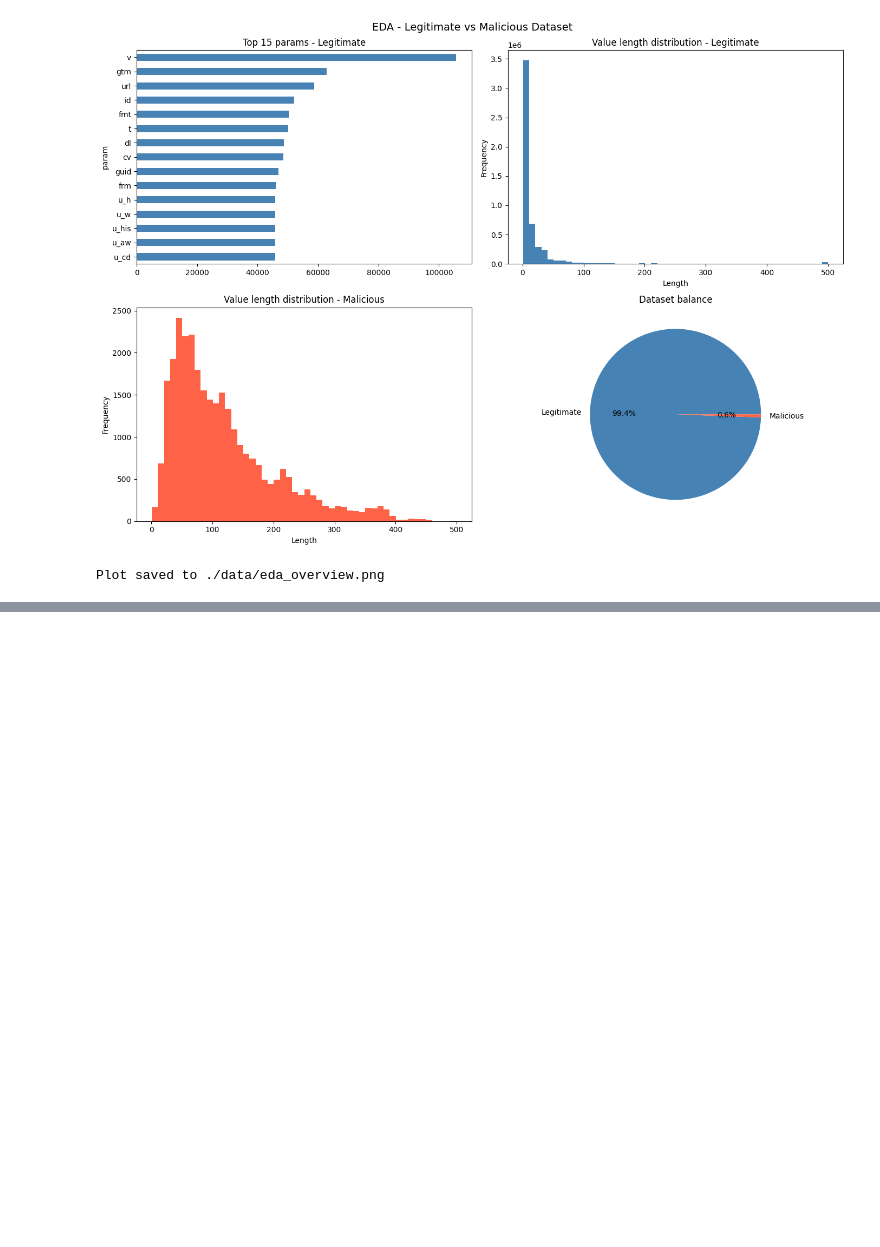
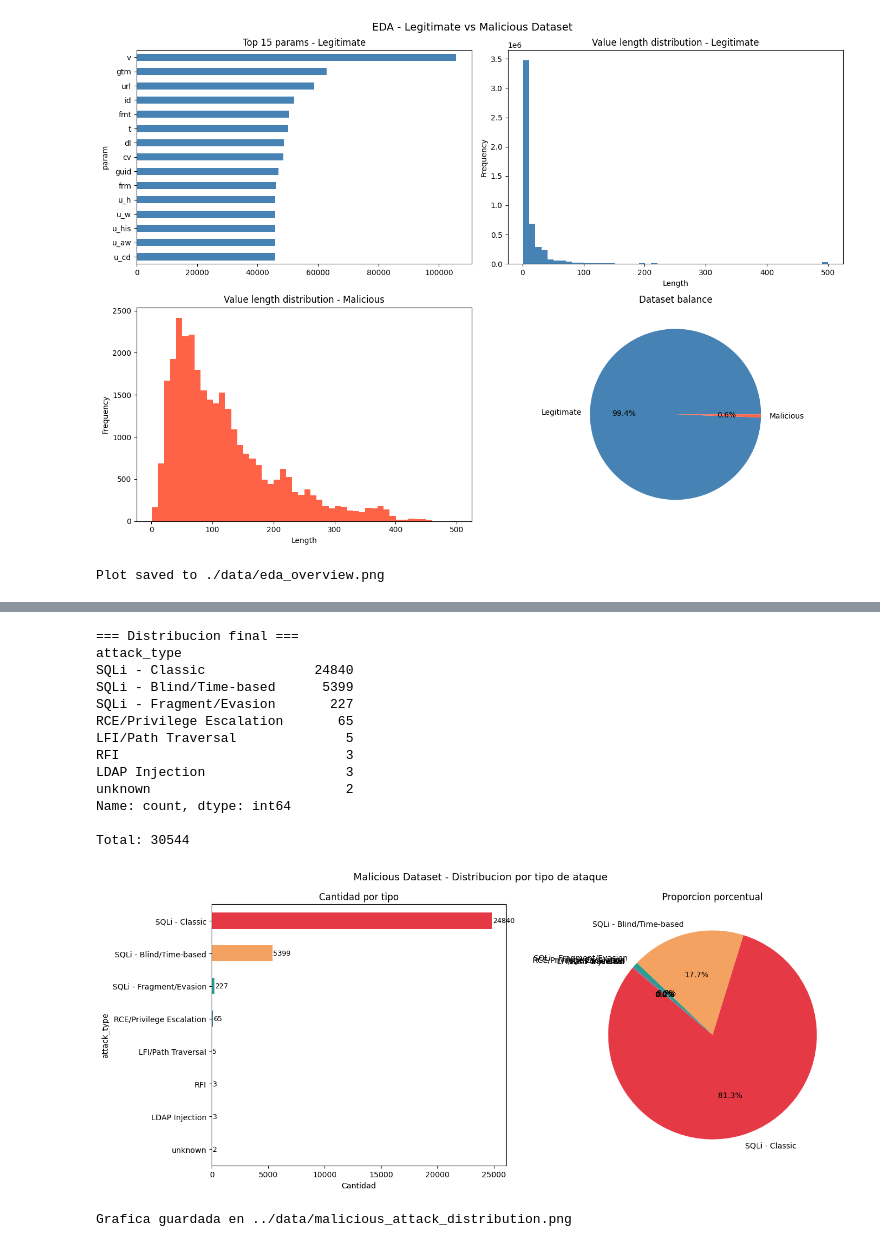
Before and after one commit to xtsebas/logSguarDian, a Jupyter notebook: data_manager/sqlinjection.ipynb, the cells around one changed output, grey strips where cells are left out. Saved outputs shown, nothing was run; the diff lists cells and outputs as text; code cells hidden in the pictures; blank space fills up the shorter version.

Commit message:
fix: sql injection datasets

```diff
--- a/data_manager/legitimate.ipynb
+++ b/data_manager/sqlinjection.ipynb
@@ -179,0 +316,53 @@ Plot saved to ./data/eda_overview.png
+# %%
+import pandas as pd
+import matplotlib.pyplot as plt
+import matplotlib.ticker as mticker
+
+df = pd.read_csv('../data/malicious_clean.csv', encoding='utf-8')
+
+df.loc[df['attack_type'] == 'other', 'attack_type'] = 'SQLi - Fragment/Evasion'
+
+df.to_csv('../data/malicious_clean.csv', index=False, encoding='utf-8')
+
+print("=== Distribucion final ===")
+counts = df['attack_type'].value_counts()
+print(counts)
+print(f"\nTotal: {len(df)}")
+
+fig, axes = plt.subplots(1, 2, figsize=(14, 6))
+fig.suptitle('Malicious Dataset - Distribucion por tipo de ataque', fontsize=13)
+
+colors = ['#e63946', '#f4a261', '#2a9d8f', '#457b9d', '#8338ec', '#fb5607', '#ffbe0b']
+
+counts.plot(kind='barh', ax=axes[0], color=colors[:len(counts)])
+axes[0].set_title('Cantidad por tipo')
+axes[0].set_xlabel('Cantidad')
+axes[0].invert_yaxis()
+for i, v in enumerate(counts):
+    axes[0].text(v + 50, i, str(v), va='center', fontsize=9)
+
+axes[1].pie(counts, labels=counts.index, autopct='%1.1f%%',
+            colors=colors[:len(counts)], startangle=140)
+axes[1].set_title('Proporcion porcentual')
+
+plt.tight_layout()
+plt.savefig('../data/malicious_attack_distribution.png', dpi=150)
+plt.show()
+
+print("\nGrafica guardada en ../data/malicious_attack_distribution.png")
+# %% [output]
+=== Distribucion final ===
+attack_type
+SQLi - Classic              24840
+SQLi - Blind/Time-based      5399
+SQLi - Fragment/Evasion       227
+RCE/Privilege Escalation       65
+LFI/Path Traversal              5
+RFI                             3
+LDAP Injection                  3
+unknown                         2
+Name: count, dtype: int64
+
+Total: 30544
+[figure, added]
+Grafica guardada en ../data/malicious_attack_distribution.png
```
Also changed, not shown: parts of 2 cells of this notebook.
